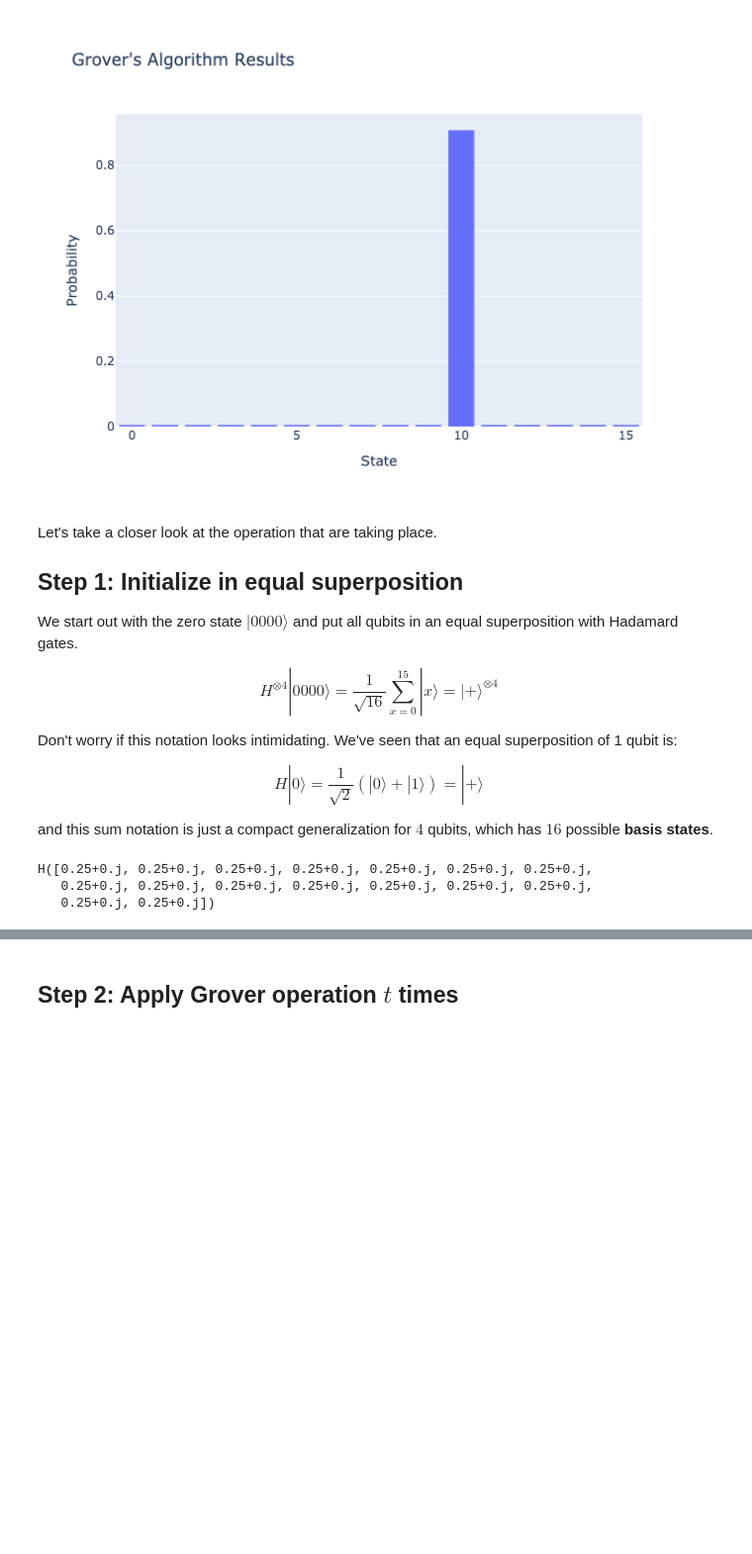
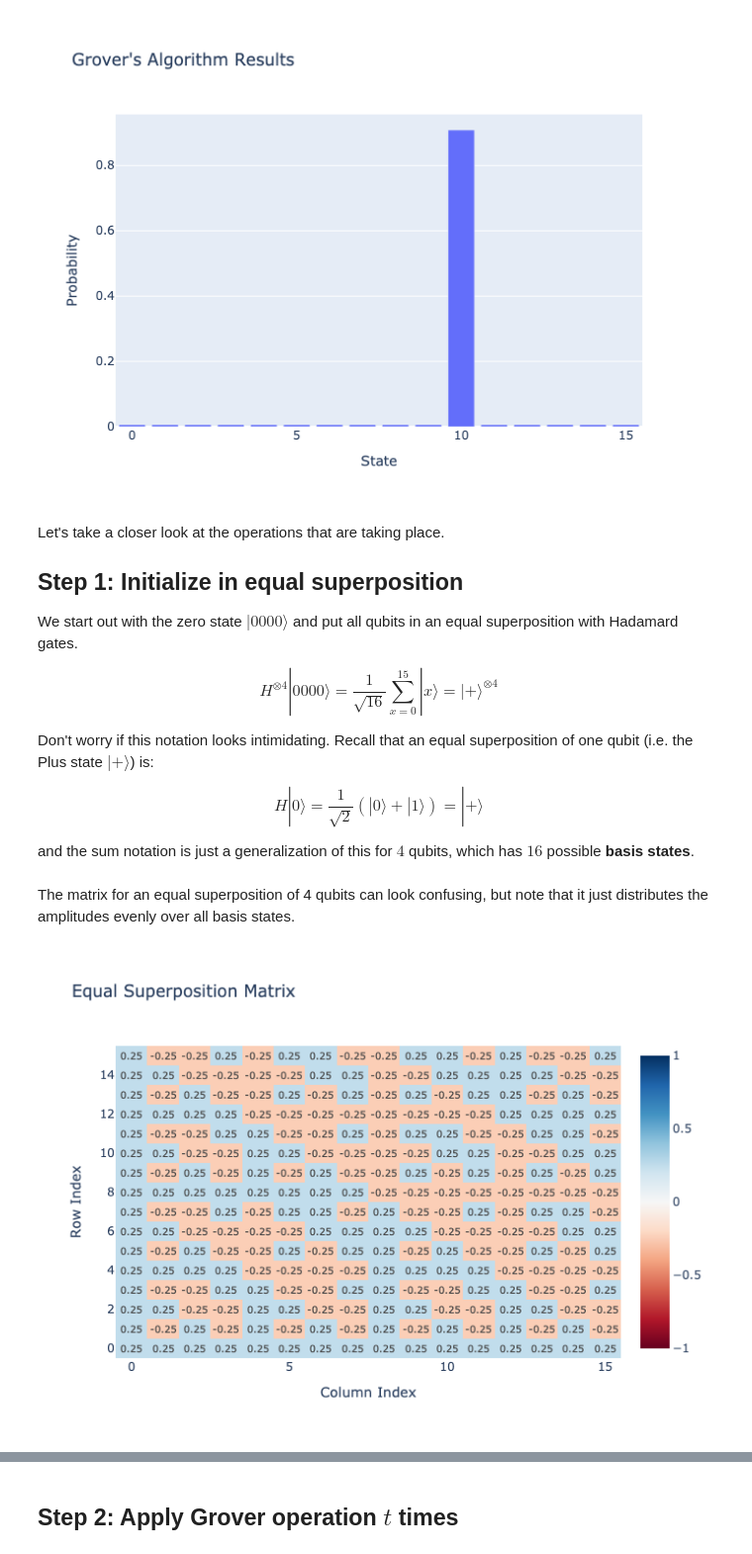
Before and after one commit to CarloLepelaars/q4p, a Jupyter notebook: nbs/05-grover.ipynb, the cells around one changed output, grey strips where cells are left out. Shown at 99% size. Cells and saved outputs as stored; diff of their text form; code cells hidden in the pictures; blank space fills up the shorter version.

```diff
--- a/nbs/05-grover.ipynb
+++ b/nbs/05-grover.ipynb
@@ -48,11 +48,12 @@ target_state = np.array([0,0,0,0,0,0,0,0,0,0,1,0,0,0,0,0])
 t = 2
 single_grover_iteration = [PhaseOracle(target_state),
                            GroverDiffusion(n_qubits=4)]
+equal_superposition = Concat([H(), H(), H(), H()])
 
 # 4-qubit Grover algorithm with solution |0101>
 grover_circuit = Circuit([
                         # Step 1: Initialize in equal superposition
-                        Concat([H(), H(), H(), H()]),
+                        equal_superposition,
                         # Step 2: Apply Grover operation t times
                         *[gate for _ in range(t) for gate in single_grover_iteration],
                         # Step 3: Measure all qubits
@@ -94,7 +95,7 @@ fig.show()
 # %% [output]
 [figure]
 # %% [markdown]
-Let's take a closer look at the operation that are taking place.
+Let's take a closer look at the operations that are taking place.
 
 ## Step 1: Initialize in equal superposition
 
@@ -104,17 +105,34 @@ $$
 H^{\otimes 4} |0000\rangle = \frac{1}{\sqrt{16}} \sum_{x=0}^{15} |x\rangle = |+\rangle^{\otimes 4}
 $$
 
-Don't worry if this notation looks intimidating. We've seen that an equal superposition of 1 qubit is:
+Don't worry if this notation looks intimidating. Recall that an equal superposition of one qubit (i.e. the Plus state $|+\rangle$) is:
 
 $$
 H |0\rangle = \frac{1}{\sqrt{2}} (|0\rangle + |1\rangle) = |+\rangle
 $$
 
-and this sum notation is just a compact generalization for $4$ qubits, which has $16$ possible **basis states**.
+and the sum notation is just a generalization of this for $4$ qubits, which has $16$ possible **basis states**.
-# %%
-equal_superposition = Concat([H(), H(), H(), H()])(four_qubit_zero_state)
-equal_superposition
-# %% [output]
-H([0.25+0.j, 0.25+0.j, 0.25+0.j, 0.25+0.j, 0.25+0.j, 0.25+0.j, 0.25+0.j,
-   0.25+0.j, 0.25+0.j, 0.25+0.j, 0.25+0.j, 0.25+0.j, 0.25+0.j, 0.25+0.j,
-   0.25+0.j, 0.25+0.j])
+# %%
+def matrix_heatmap(matrix: np.array, title: str = "Matrix Heatmap"):
+    fig = go.Figure(data=go.Heatmap(
+    z=np.real(matrix),
+    colorscale='RdBu',
+    zmin=-1,
+    zmax=1,
+    text=np.real(matrix).round(3),
+    texttemplate='%{text}',
+    textfont={"size": 10},
+    hoverongaps=False
+))
+    fig.update_layout(
+        title=title,
+        xaxis_title="Column Index",
+        yaxis_title="Row Index"
+    )
+    fig.show()
+# %% [markdown]
+The matrix for an equal superposition of 4 qubits can look confusing, but note that it just distributes the amplitudes evenly over all basis states.
+# %%
+matrix_heatmap(equal_superposition.encoding_matrix, title="Equal Superposition Matrix")
+# %% [output]
+[figure, added]
```
Also changed, not shown: parts of 8 cells of this notebook.
